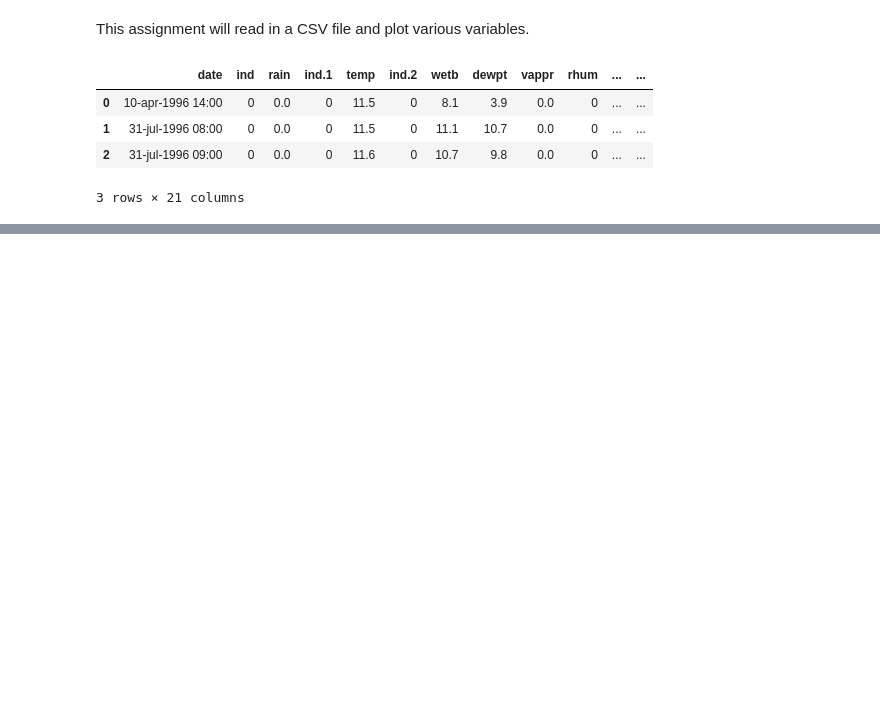
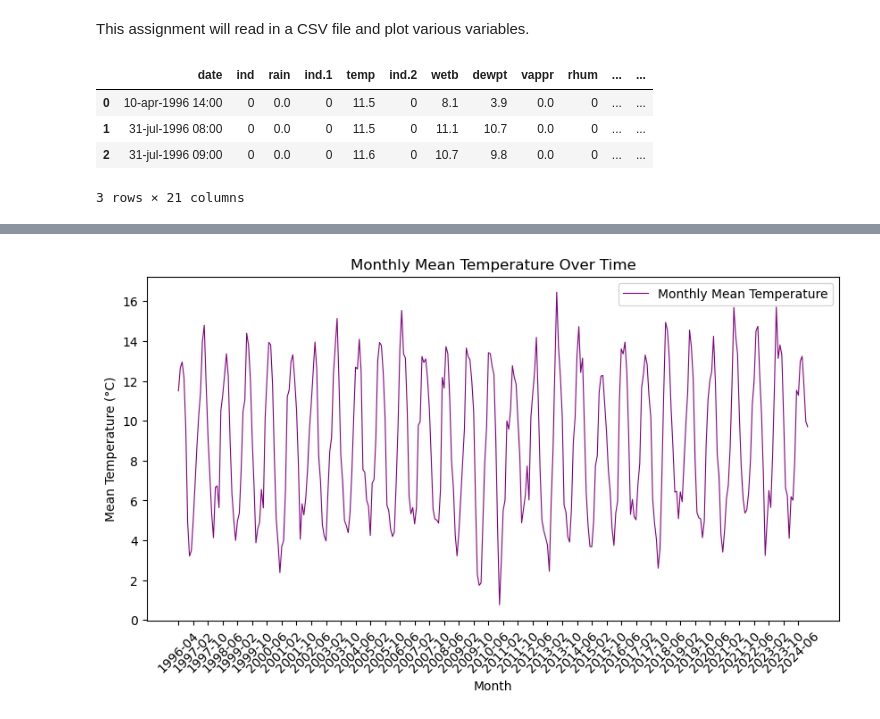
Before and after one commit to morgam7/PFDA-assignments, a Jupyter notebook: assignment_6_Weather.ipynb, the cells around one changed output, grey strips where cells are left out. Saved outputs shown, nothing was run; the diff lists cells and outputs as text; code cells hidden in the pictures; blank space fills up the shorter version.

```diff
--- a/assignment_6_Weather.ipynb
+++ b/assignment_6_Weather.ipynb
@@ -16,0 +93,18 @@ df.head(3)
+# %%
+# Extracting the month and year for grouping
+df['month'] = df['date'].dt.to_period('M')  # 'M' for monthly period
+
+# Group by month and calculate the mean temperature
+monthly_mean_temp = df.groupby('month')['temp'].mean()
+
+# Plot the mean temperature for each month
+plt.figure(figsize=(10, 5))
+plt.plot(monthly_mean_temp.index.astype(str), monthly_mean_temp.values, label='Monthly Mean Temperature', color='purple', linewidth=0.8)
+plt.title('Monthly Mean Temperature Over Time')
+plt.xlabel('Month')
+plt.ylabel('Mean Temperature (°C)')
+plt.xticks(monthly_mean_temp.index.astype(str)[::8], rotation=45)  # Show every 6th tick and rotate x-axis labels for better readability
+plt.legend()
+plt.show()
+# %% [output]
+[figure, added]
```
Also changed, not shown: parts of 5 cells of this notebook.
